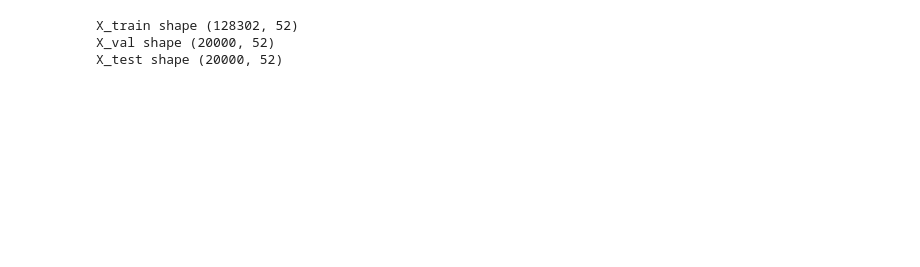
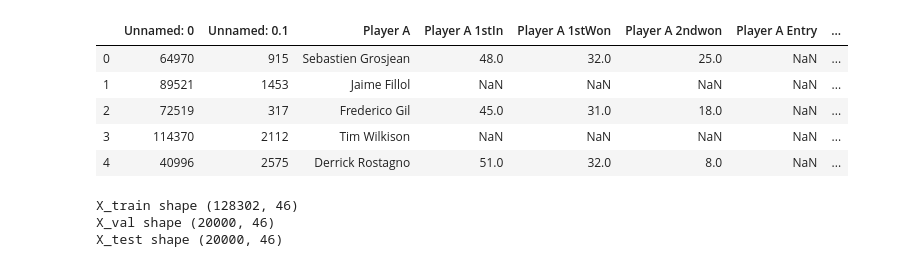
Before and after one commit to AndrewSLowe/tennis-prediction-project, a Jupyter notebook: notebooks/tennis-prediction-project-notebook.ipynb, the cells around one changed output. Saved outputs shown, nothing was run; the diff lists cells and outputs as text; code cells hidden in the pictures; blank space fills up the shorter version.

```diff
--- a/notebooks/tennis-prediction-project-notebook.ipynb
+++ b/notebooks/tennis-prediction-project-notebook.ipynb
@@ -48,22 +48,26 @@ X_test shape (20000, 54)
 y_test shape (20000,)
+# %%
+pd.set_option('display.max_columns', 500)
+df.head()
+# %% [output]
+|  | Unnamed: 0 | Unnamed: 0.1 | Player A | Player A 1stIn | Player A 1stWon | Player A 2ndwon | Player A Entry | ... |
+| 0 | 64970 | 915 | Sebastien Grosjean | 48.0 | 32.0 | 25.0 | NaN | ... |
+| 1 | 89521 | 1453 | Jaime Fillol | NaN | NaN | NaN | NaN | ... |
+| 2 | 72519 | 317 | Frederico Gil | 45.0 | 31.0 | 18.0 | NaN | ... |
+| 3 | 114370 | 2112 | Tim Wilkison | NaN | NaN | NaN | NaN | ... |
+| 4 | 40996 | 2575 | Derrick Rostagno | 51.0 | 32.0 | 8.0 | NaN | ... |
 # %%
 def wrangle(X):
     X = X.copy()
 
     #Drop the leaking columns.
-    X = X.drop(columns=['winner_name', 'Unnamed: 0', 'Unnamed: 0.1', ''])
+    X = X.drop(columns=['winner_name', 'Unnamed: 0', 'Unnamed: 0.1', 'winner_name', 'players', 'tourney_name',
+                       'score', 'minutes', 'tourney_date', 'Winner'])
 
-    #Drop the columns that have 0 or negative permutation importance
 
-#     X = X.drop(columns=['Player A svpt', 'Player A 1stIn', 'Player A df', 'Player A bpSaved',
-#                                          'Player A ace', 'Player A 1stWon', 'Player B 1stIn', 'Player A SvGms',
-#                                          'Player A 2ndwon', 'Unnamed: 0.1', 'Player B 1stWon', 'Player B df',
-#                                          'tourney_level', 'surface', 'round', 'minutes', 'draw_size', 'best_of',
-#                                          'Player B 2ndwon', 'Player B svpt', 'Player B ace', 'Player B SvGms', 'score',
-#                                          'tourney_name', 'Player B bpFaced', 'Player B Hand', 'tourney_date',
-#                                           'Player A bpFaced', 'match_num', 'Player B bpSaved', 'Player B Name',
-#                                           'Player A Name'])
 
+
+    X = X.rename(columns={'Player A': 'Player_A', 'Player B':'Player_B'})
     return X
 
 X_train = wrangle(X_train)
@@ -74,7 +78,7 @@ print('X_train shape', X_train.shape)
 print('X_val shape', X_val.shape)
 print('X_test shape', X_test.shape)
 # %% [output]
-X_train shape (128302, 52)
-X_val shape (20000, 52)
-X_test shape (20000, 52)
+X_train shape (128302, 46)
+X_val shape (20000, 46)
+X_test shape (20000, 46)
 # %%
```
Also changed, not shown: parts of 25 cells of this notebook, 10 other files.
